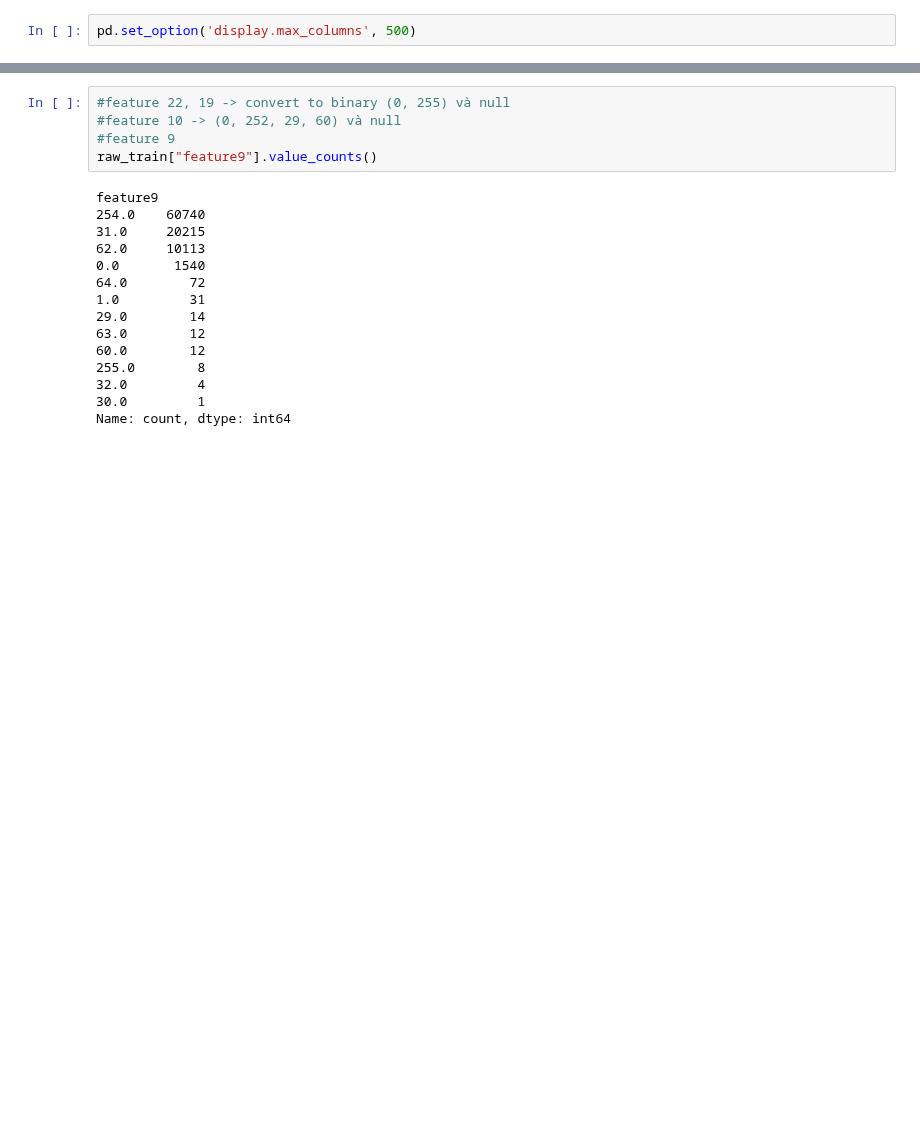
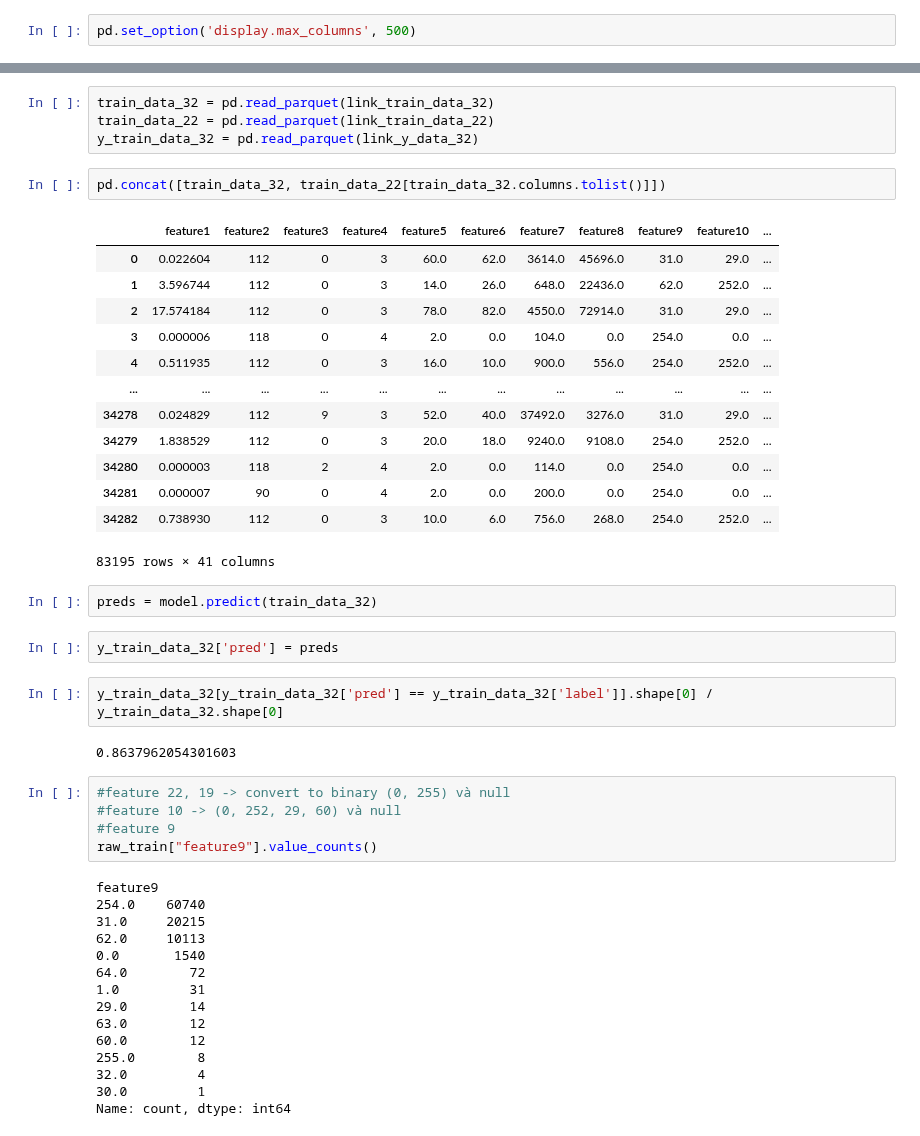
Before and after one commit to DASC-CompetitiveDS/MLOpsVN, a Jupyter notebook: src/notebooks/test_analysis.ipynb, the cells around one changed output, grey strips where cells are left out. Cells and saved outputs as stored; diff of their text form; blank space fills up the shorter version.

```diff
--- a/src/notebooks/test_analysis.ipynb
+++ b/src/notebooks/test_analysis.ipynb
@@ -93,3 +97,31 @@ feature22
+# %%
+train_data_32 = pd.read_parquet(link_train_data_32)
+train_data_22 = pd.read_parquet(link_train_data_22)
+y_train_data_32 = pd.read_parquet(link_y_data_32)
+# %%
+pd.concat([train_data_32, train_data_22[train_data_32.columns.tolist()]])
+# %% [output]
+|  | feature1 | feature2 | feature3 | feature4 | feature5 | feature6 | feature7 | feature8 | feature9 | feature10 | ... |
+| 0 | 0.022604 | 112 | 0 | 3 | 60.0 | 62.0 | 3614.0 | 45696.0 | 31.0 | 29.0 | ... |
+| 1 | 3.596744 | 112 | 0 | 3 | 14.0 | 26.0 | 648.0 | 22436.0 | 62.0 | 252.0 | ... |
+| 2 | 17.574184 | 112 | 0 | 3 | 78.0 | 82.0 | 4550.0 | 72914.0 | 31.0 | 29.0 | ... |
+| 3 | 0.000006 | 118 | 0 | 4 | 2.0 | 0.0 | 104.0 | 0.0 | 254.0 | 0.0 | ... |
+| 4 | 0.511935 | 112 | 0 | 3 | 16.0 | 10.0 | 900.0 | 556.0 | 254.0 | 252.0 | ... |
+| ... | ... | ... | ... | ... | ... | ... | ... | ... | ... | ... | ... |
+| 34278 | 0.024829 | 112 | 9 | 3 | 52.0 | 40.0 | 37492.0 | 3276.0 | 31.0 | 29.0 | ... |
+| 34279 | 1.838529 | 112 | 0 | 3 | 20.0 | 18.0 | 9240.0 | 9108.0 | 254.0 | 252.0 | ... |
+| 34280 | 0.000003 | 118 | 2 | 4 | 2.0 | 0.0 | 114.0 | 0.0 | 254.0 | 0.0 | ... |
+| 34281 | 0.000007 | 90 | 0 | 4 | 2.0 | 0.0 | 200.0 | 0.0 | 254.0 | 0.0 | ... |
+| 34282 | 0.738930 | 112 | 0 | 3 | 10.0 | 6.0 | 756.0 | 268.0 | 254.0 | 252.0 | ... |
+83195 rows × 41 columns
+# %%
+preds = model.predict(train_data_32)
+# %%
+y_train_data_32['pred'] = preds
+# %%
+y_train_data_32[y_train_data_32['pred'] == y_train_data_32['label']].shape[0] / y_train_data_32.shape[0]
+# %% [output]
+0.8637962054301603
 # %%
 #feature 22, 19 -> convert to binary (0, 255) và null
 #feature 10 -> (0, 252, 29, 60) và null
```
Also changed, not shown: parts of 17 cells of this notebook, 15 other files.
